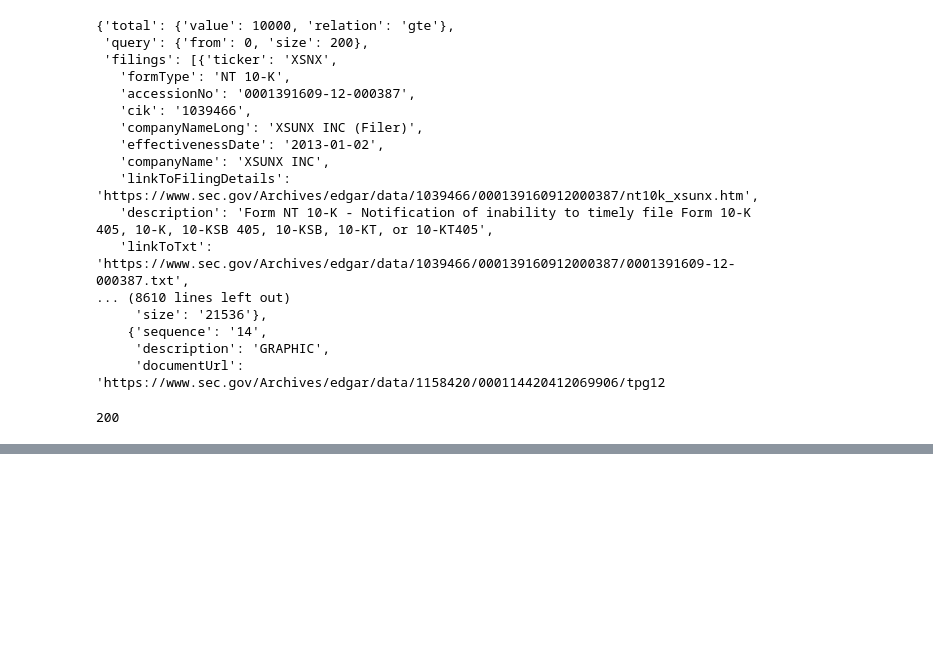
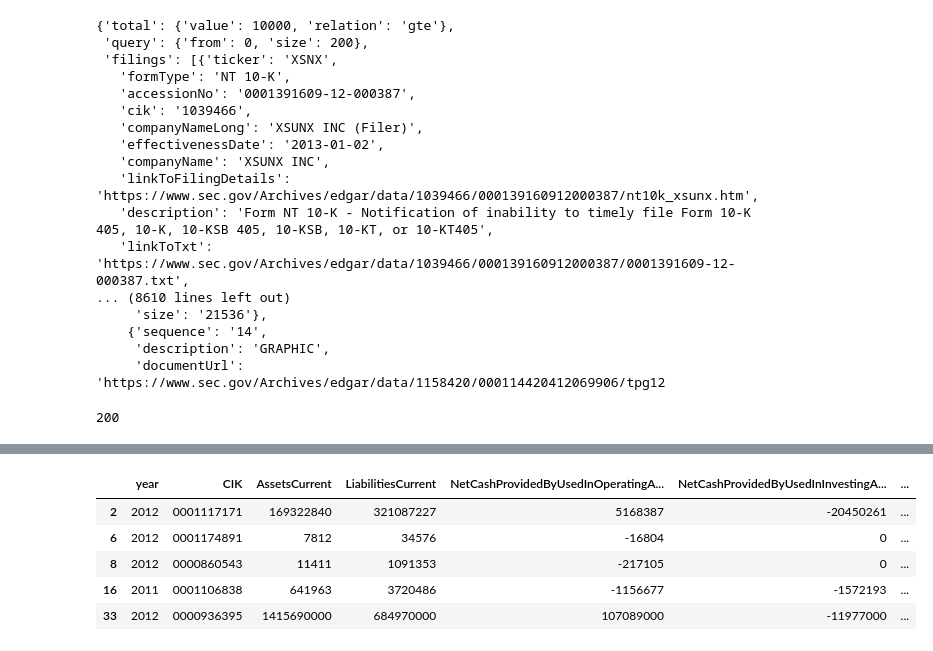
Before and after one commit to zpollats/LongTermStockPerformancePrediction, a Jupyter notebook: working_notebook-Copy1.ipynb, the cells around one changed output, grey strips where cells are left out. Cells and saved outputs as stored; diff of their text form; code cells hidden in the pictures; blank space fills up the shorter version.

```diff
--- a/working_notebook-Copy1.ipynb
+++ b/working_notebook-Copy1.ipynb
@@ -919,0 +912,12 @@ appl.history(start='2021-01-01')['Close'][0]
+# %%
+final_df['Beat the Market?'] = final_df['10yrReturn'] > final_df['SPY_10yrReturn']
+final_df['Beat the Market?'] = final_df['Beat the Market?'].map({False: 0, True: 1})
+# %%
+final_df
+# %% [output]
+|  | year | CIK | AssetsCurrent | LiabilitiesCurrent | NetCashProvidedByUsedInOperatingA... | NetCashProvidedByUsedInInvestingA... | ... |
+| 2 | 2012 | 0001117171 | 169322840 | 321087227 | 5168387 | -20450261 | ... |
+| 6 | 2012 | 0001174891 | 7812 | 34576 | -16804 | 0 | ... |
+| 8 | 2012 | 0000860543 | 11411 | 1091353 | -217105 | 0 | ... |
+| 16 | 2011 | 0001106838 | 641963 | 3720486 | -1156677 | -1572193 | ... |
+| 33 | 2012 | 0000936395 | 1415690000 | 684970000 | 107089000 | -11977000 | ... |
```
Also changed, not shown: parts of 15 cells of this notebook, 1 other file.
